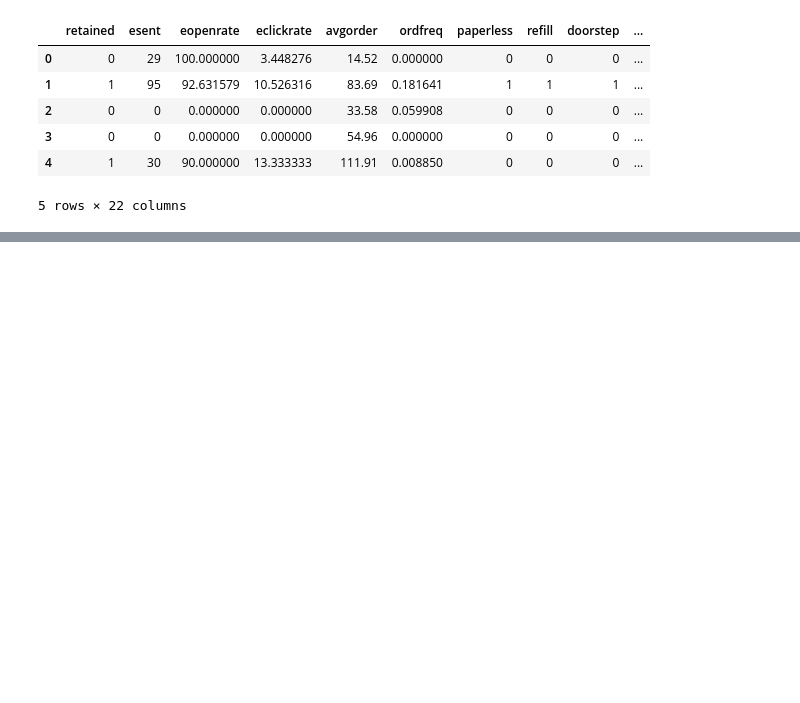
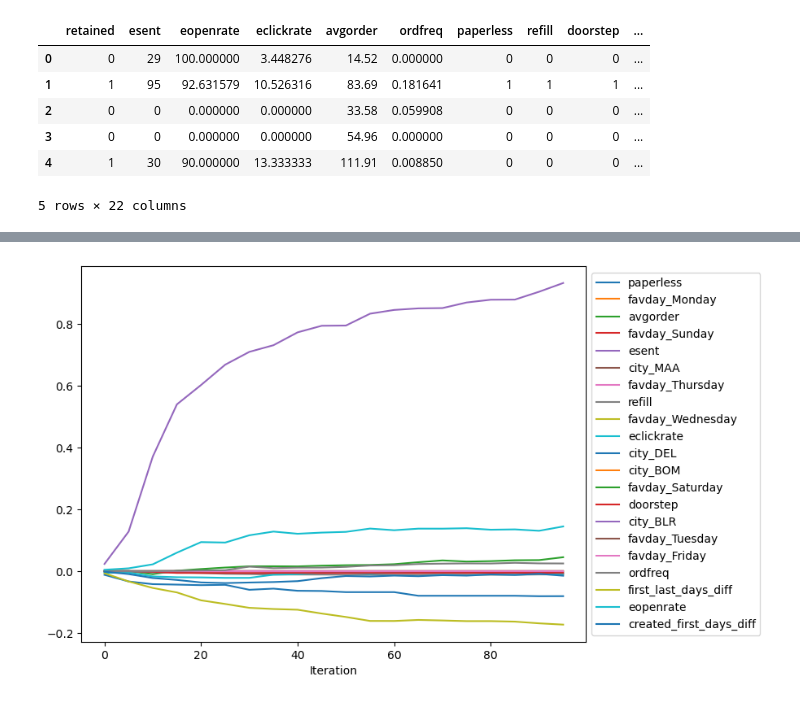
Before and after one commit to smyazdani/ucsd_ml-ai_bootcamp, a Jupyter notebook: Customer_Churn_Model/Customer_Churn_Modeling.ipynb, the cells around one changed output, grey strips where cells are left out. Drawn from its saved outputs; the diff is of its cells as text; code cells hidden in the pictures; blank space fills up the shorter version.

```diff
--- a/Customer_Churn_Model/Customer_Churn_Modeling.ipynb
+++ b/Customer_Churn_Model/Customer_Churn_Modeling.ipynb
@@ -155,0 +428,5 @@ ClientError: An error occurred (ValidationException) when calling the CreateHype
+# %%
+# SHAP
+plot_collection(trial, "average_shap")
+# %% [output]
+[figure, added]
```
Also changed, not shown: parts of 41 cells of this notebook.
